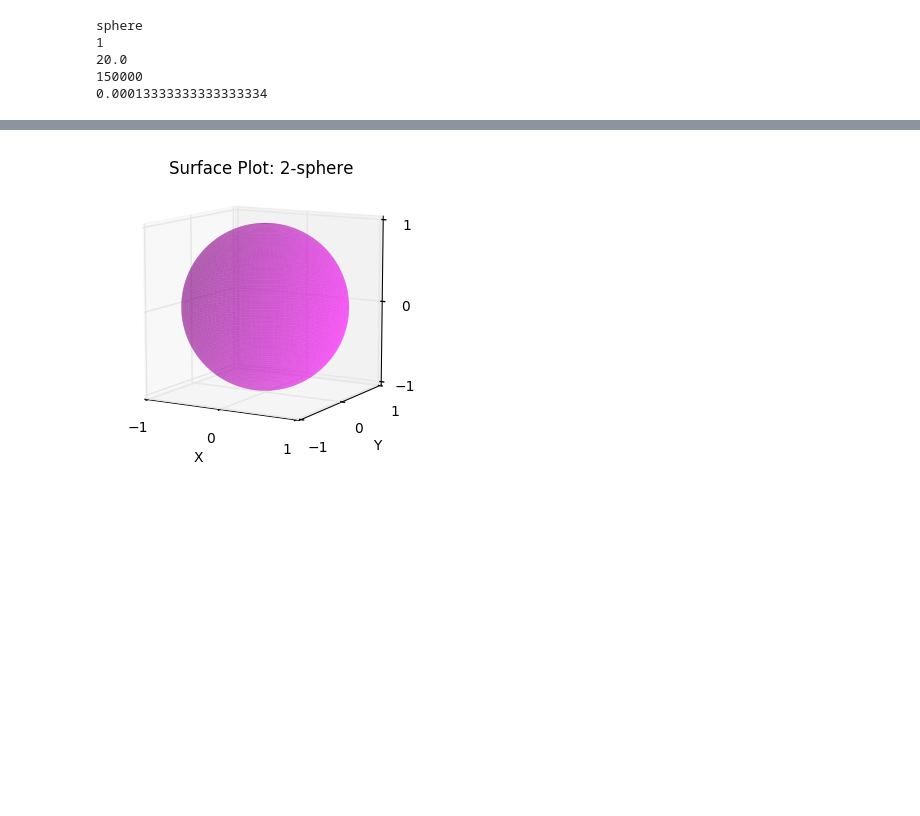
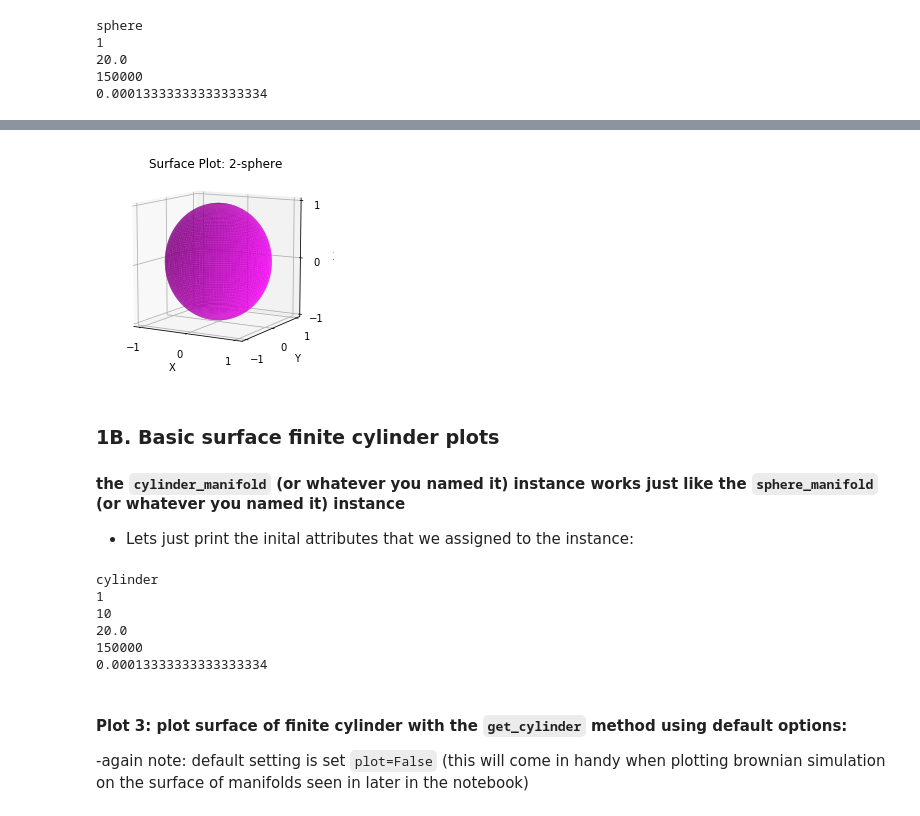
Before and after one commit to hankbesser/brownian-manifold, a Jupyter notebook: notebook_examples/manifold_example.ipynb, the cells around one changed output, grey strips where cells are left out. Saved outputs shown, nothing was run; the diff lists cells and outputs as text; code cells hidden in the pictures; blank space fills up the shorter version.

Commit message:
update of  notebook_example and a few  plotting features in plot_cylinder method

````diff
--- a/notebook_examples/manifold_example.ipynb
+++ b/notebook_examples/manifold_example.ipynb
@@ -38,3 +47,6 @@
 # %%
-# specify the inital paramters
-sphere_manifold= Manifold(manifold='sphere', radius_sphere=1, final_time=20, n_steps=150000)
+# specify the inital paramters for 2-sphere
+sphere_manifold= Manifold(manifold='sphere',
+                          radius_sphere=1,
+                          final_time=20,
+                          n_steps=150000)
@@ -64,4 +104,32 @@ sphere_surface_data = sphere_manifold.get_sphere(plot=True)
 # %%
-sphere_manifold.plot_sphere(sphere_surface_data, color='magenta', alpha=0.4, antialiased=True, show_axes=True)
+sphere_manifold.plot_sphere(sphere_surface_data,
+                            color='magenta',
+                            alpha=0.7,
+                            antialiased=True,
+                            show_axes=True)
 # %% [output]
-[figure, old version]
+[figure, new version]
+# %% [markdown]
+### 1B. Basic surface finite cylinder plots
+#### the  ```cylinder_manifold``` (or whatever you named it) instance works just like the ```sphere_manifold``` (or whatever you named it) instance
+
+- Lets just print the inital attributes that we assigned to the instance:
+# %%
+print(cylinder_manifold.manifold)
+print(cylinder_manifold.radius_cylinder)
+print(cylinder_manifold.height_cylinder)
+print(cylinder_manifold.final_time)
+print(cylinder_manifold.n_steps)
+
+# self.step_size should equal self.final_time/self.n_steps
+print(cylinder_manifold.step_size)
+# %% [output]
+cylinder
+1
+10
+20.0
+150000
+0.00013333333333333334
+# %% [markdown]
+#### Plot 3: plot surface of finite cylinder with the  ```get_cylinder``` method using default options:
+-again note: default setting is set ```plot=False``` (this will come in handy when plotting brownian simulation on the surface of manifolds seen in later in the notebook)
````
Also changed, not shown: parts of 29 cells of this notebook, 1 other file.
